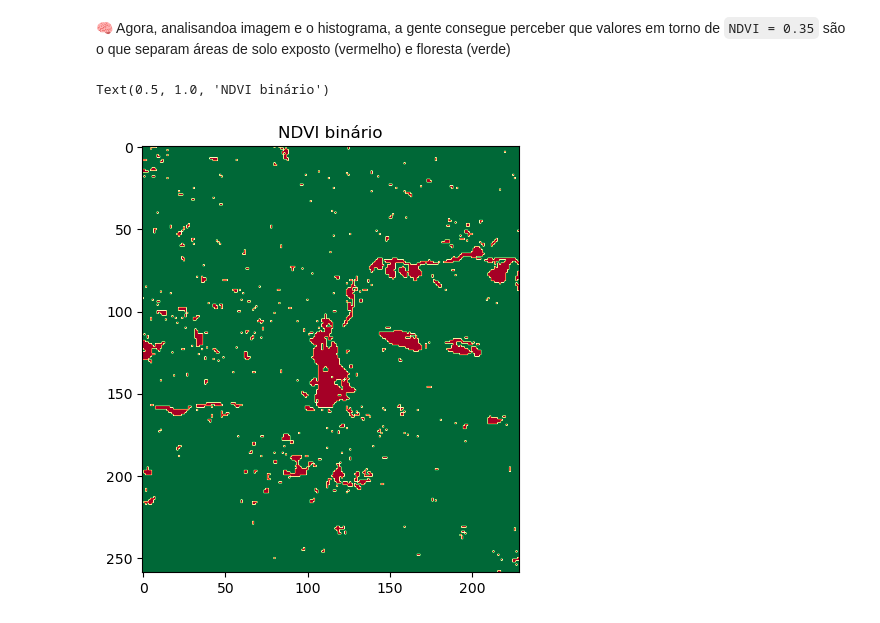
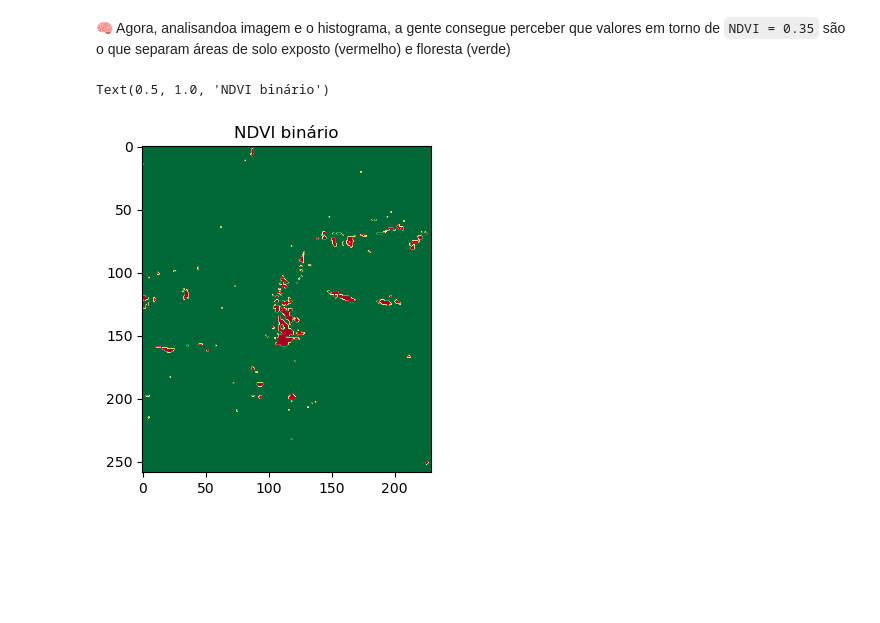
Before and after one commit to paeslemesa/tutoriaisPython, a Jupyter notebook: 10_Estudos_com_Numpy.ipynb, the cells around one changed output. Drawn from its saved outputs; the diff is of its cells as text; code cells hidden in the pictures; blank space fills up the shorter version.

```diff
--- a/10_Estudos_com_Numpy.ipynb
+++ b/10_Estudos_com_Numpy.ipynb
@@ -102,8 +106,15 @@ binario = ndvi > limiar
-# %%
-fig, ax = plt.subplots(1, 1, figsize=(10,5), tight_layout=True)
-image = ax.imshow(binario, cmap='RdYlGn')
-
-plt.title('NDVI binário')
-# %% [output]
-Text(0.5, 1.0, 'NDVI binário')
-[figure, removed]
+# %%
+# Vamos testar então valores de NDVI para separar nossos dados em vegetação e solo
+limiar = 0.3
+
+# Criando uma imagem binária com base no NDVI, ou seja, onde o NDVI é maior que o limiar, a imagem binária será 1, onde não, será 0
+binario = ndvi > limiar
+
+# Plotando a imagem binária para ver se o limiar está coerente
+fig, ax = plt.subplots(1, 1, figsize=(4,4), tight_layout=True)
+image = ax.imshow(binario, cmap='RdYlGn')
+
+plt.title('NDVI binário')
+# %% [output]
+Text(0.5, 1.0, 'NDVI binário')
+[figure, added]
```
Also changed, not shown: parts of 14 cells of this notebook.
